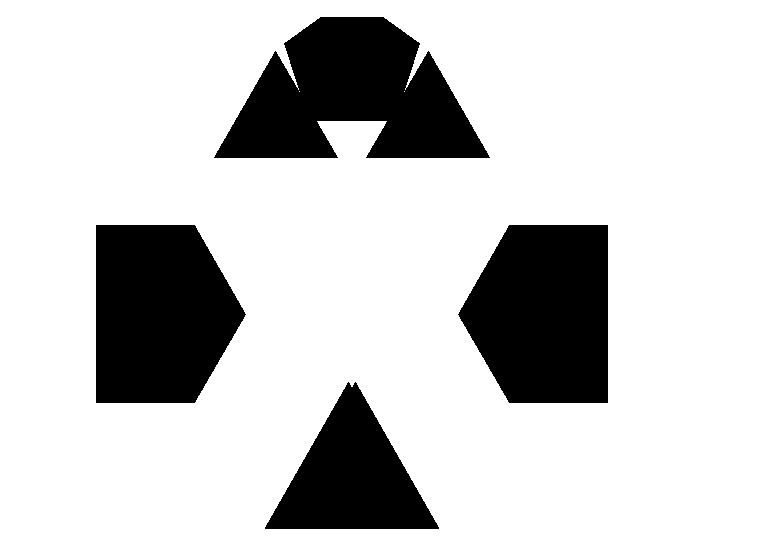
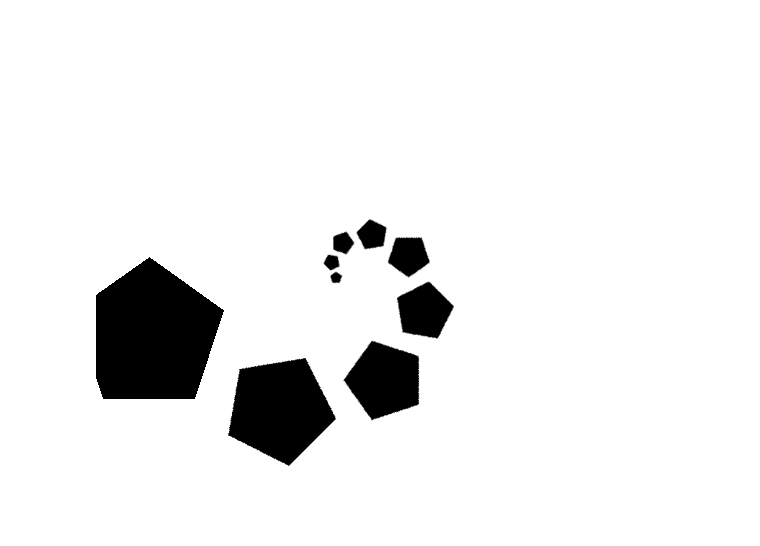
Before and after one commit to pigatron-industries/diffusers-playground, a Jupyter notebook: notebooks/test_geometry.ipynb, the cells around one changed output. Saved outputs shown, nothing was run; the diff lists cells and outputs as text; code cells hidden in the pictures.

```diff
--- a/notebooks/test_geometry.ipynb
+++ b/notebooks/test_geometry.ipynb
@@ -32,8 +29,20 @@ from PIL import Image
 from IPython.display import display
 
 
-geom = shapeGeometryPipeline(shapes=4, maxsize = 128)
+geom = shapeGeometryPipeline(shapes=2, maxsize = 128)
 image = geom()
 display(image)
-# %% [output]
-[figure, removed]
+# %%
+import path
+path.setPathLocalNotebook()
+
+from diffuserslib import spiralGeometryPipeline
+from PIL import Image
+from IPython.display import display
+
+
+geom = spiralGeometryPipeline(shapes=1, maxsize = 96)
+image = geom()
+display(image)
+# %% [output]
+[figure, added]
```
Also changed, not shown: parts of 1 cell of this notebook, 2 other files.
